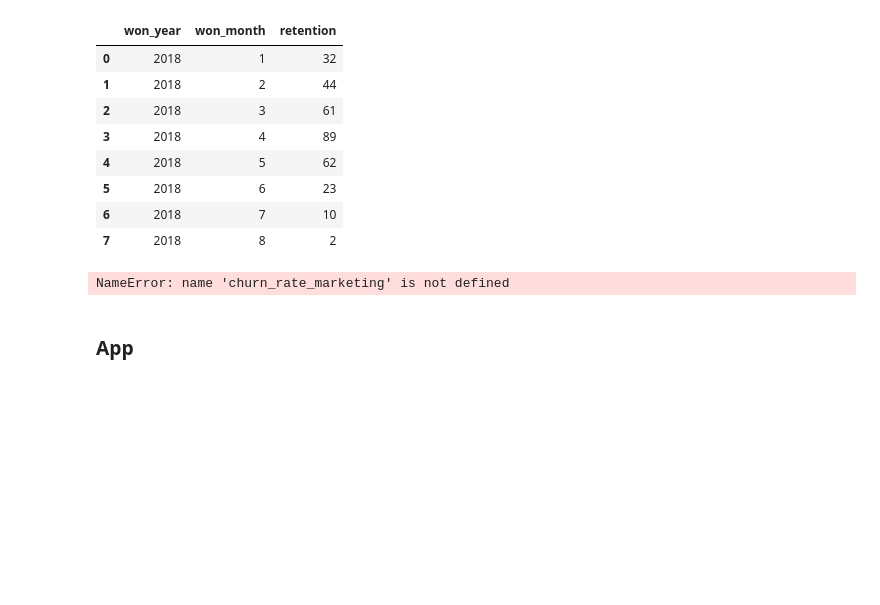
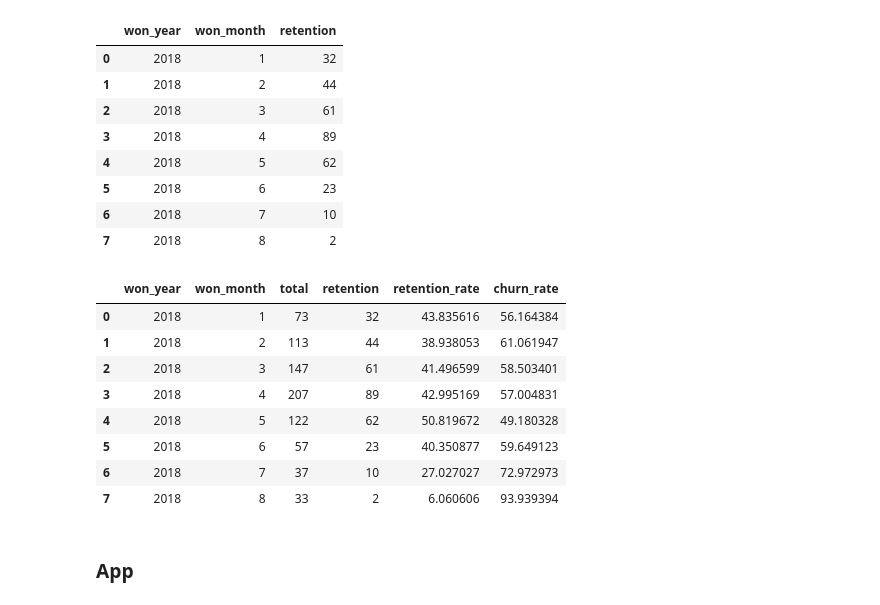
Before and after one commit to b1llywitant0/dbt-semantic-layer-implementation, a Jupyter notebook: analysis/EDA.ipynb, the cells around one changed output. Saved outputs shown, nothing was run; the diff lists cells and outputs as text; code cells hidden in the pictures; blank space fills up the shorter version.

Commit message:
Fix: Wrong variable name in EDA file

```diff
--- a/analysis/EDA.ipynb
+++ b/analysis/EDA.ipynb
@@ -693,11 +693,19 @@ retention
 | 7 | 2018 | 8 | 2 |
 # %%
 retention_rate_marketing = pd.merge(total,retention,on=['won_year','won_month'])
-retention_rate_marketing['retention_rate'] = retention_rate_marketing['retention']/churn_rate_marketing['total']*100
+retention_rate_marketing['retention_rate'] = retention_rate_marketing['retention']/retention_rate_marketing['total']*100
 retention_rate_marketing['churn_rate'] = 100 - retention_rate_marketing['retention_rate']
 retention_rate_marketing
 # %% [output]
-NameError: name 'churn_rate_marketing' is not defined
+|  | won_year | won_month | total | retention | retention_rate | churn_rate |
+| 0 | 2018 | 1 | 73 | 32 | 43.835616 | 56.164384 |
+| 1 | 2018 | 2 | 113 | 44 | 38.938053 | 61.061947 |
+| 2 | 2018 | 3 | 147 | 61 | 41.496599 | 58.503401 |
+| 3 | 2018 | 4 | 207 | 89 | 42.995169 | 57.004831 |
+| 4 | 2018 | 5 | 122 | 62 | 50.819672 | 49.180328 |
+| 5 | 2018 | 6 | 57 | 23 | 40.350877 | 59.649123 |
+| 6 | 2018 | 7 | 37 | 10 | 27.027027 | 72.972973 |
+| 7 | 2018 | 8 | 33 | 2 | 6.060606 | 93.939394 |
 # %% [markdown]
 ### App
 # %%
```
Also changed, not shown: parts of 19 cells of this notebook.
